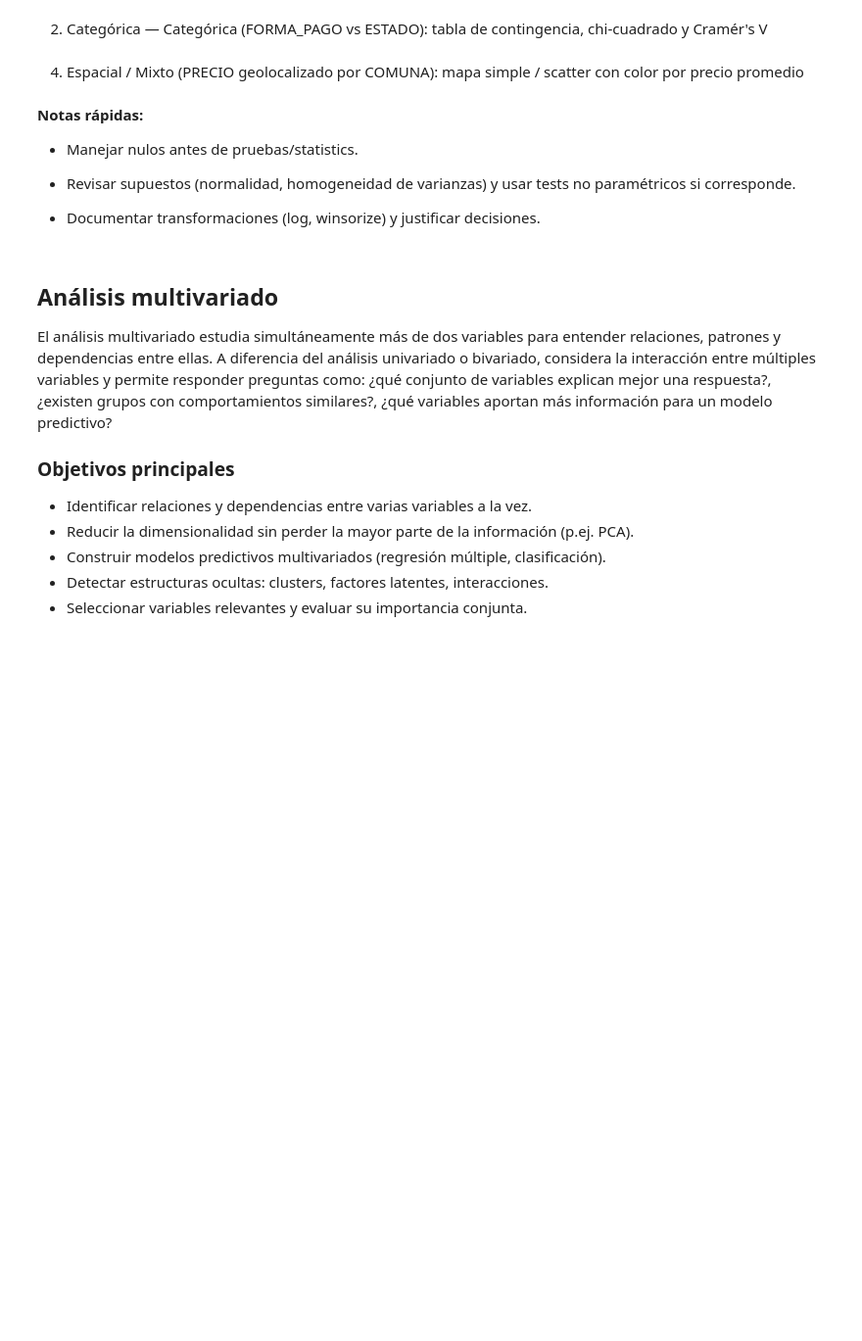
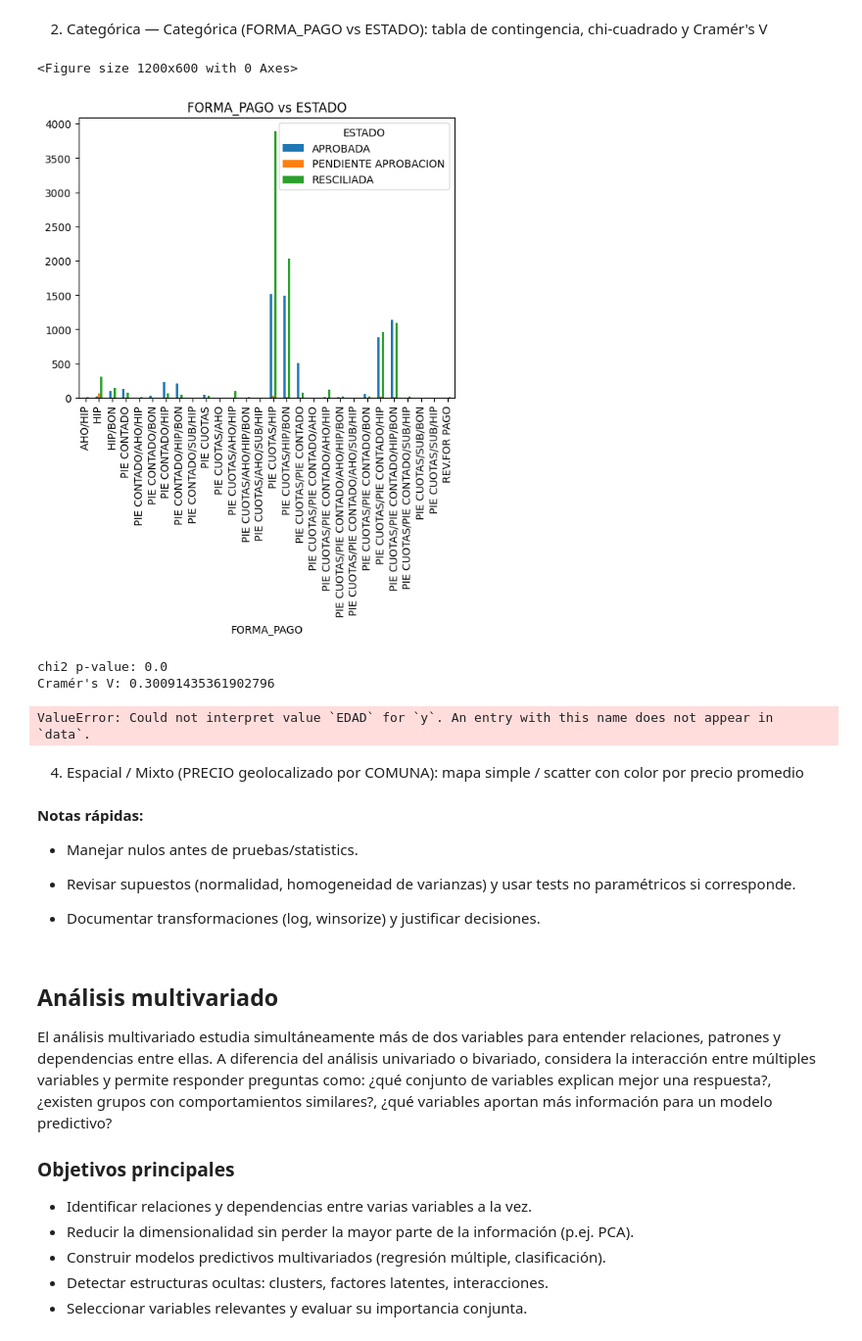
Before and after one commit to paranedagarcia/Cienciadedatos, a Jupyter notebook: 4.Analisis de datos/analisis_de_datos.ipynb, the cells around one changed output. Shown at 98% size. Cells and saved outputs as stored; diff of their text form; code cells hidden in the pictures; blank space fills up the shorter version.

```diff
--- a/4.Analisis de datos/analisis_de_datos.ipynb
+++ b/4.Analisis de datos/analisis_de_datos.ipynb
@@ -233,48 +588,41 @@ KeyError: 'PRECIO'
 # %% [markdown]
 2) Categórica — Categórica (FORMA_PAGO vs ESTADO): tabla de contingencia, chi-cuadrado y Cramér's V
 # %%
-import pandas as pd
-import seaborn as sns
-import matplotlib.pyplot as plt
-from scipy import stats
+
 import numpy as np
-
-df = pd.read_csv('ventas.csv')
 
 # Tabla de contingencia y gráfico
 ct = pd.crosstab(df['FORMA_PAGO'], df['ESTADO'])
-ct.plot(kind='bar', stacked=True)
+plt.figure(figsize=(12,6))
+ct.plot(kind='bar', stacked=False)
 plt.title('FORMA_PAGO vs ESTADO')
 plt.show()
 
 # Chi-cuadrado
 chi2, p, dof, exp = stats.chi2_contingency(ct)
 n = ct.values.sum()
 phi2 = chi2 / n
 r, k = ct.shape
 cramers_v = np.sqrt(phi2 / min(k-1, r-1))
 print('chi2 p-value:', p)
 print("Cramér's V:", cramers_v)
+# %% [output]
+<Figure size 1200x600 with 0 Axes>
+[figure, added]
+chi2 p-value: 0.0
+Cramér's V: 0.30091435361902796
 # %%
 
 3) Numérica — Categórica (EDAD vs PAGO_CONTADO): boxplot y prueba de diferencia de medias (t-test / Mann–Whitney)
 # %%
-
-import pandas as pd
-import seaborn as sns
-import matplotlib.pyplot as plt
-from scipy import stats
-
-df = pd.read_csv('ventas.csv')
-
 # Boxplot por grupo
-sns.boxplot(x='PAGO_CONTADO', y='EDAD', data=df)
+sns.boxplot(x='PRECIO_VENTA', y='EDAD', data=df)
 plt.title('EDAD por PAGO_CONTADO')
 plt.show()
 
 # Tests
-g1 = df[df['PAGO_CONTADO']=='Sí']['EDAD'].dropna()
-g2 = df[df['PAGO_CONTADO']=='No']['EDAD'].dropna()
+g1 = df[df['PRECIO_VENTA']=='Sí']['EDAD'].dropna()
+g2 = df[df['PRECIO_VENTA']=='No']['EDAD'].dropna()
 
 # t-test de Welch
 tstat, pval = stats.ttest_ind(g1, g2, equal_var=False)
@@ -283,5 +631,7 @@ print('t-test p-value:', pval)
 # Si no normal, Mann-Whitney
 mw_stat, mw_p = stats.mannwhitneyu(g1, g2, alternative='two-sided')
 print('Mann-Whitney p-value:', mw_p)
+# %% [output]
+ValueError: Could not interpret value `EDAD` for `y`. An entry with this name does not appear in `data`.
 # %% [markdown]
 4) Espacial / Mixto (PRECIO geolocalizado por COMUNA): mapa simple / scatter con color por precio promedio
```
Also changed, not shown: parts of 13 cells of this notebook.
